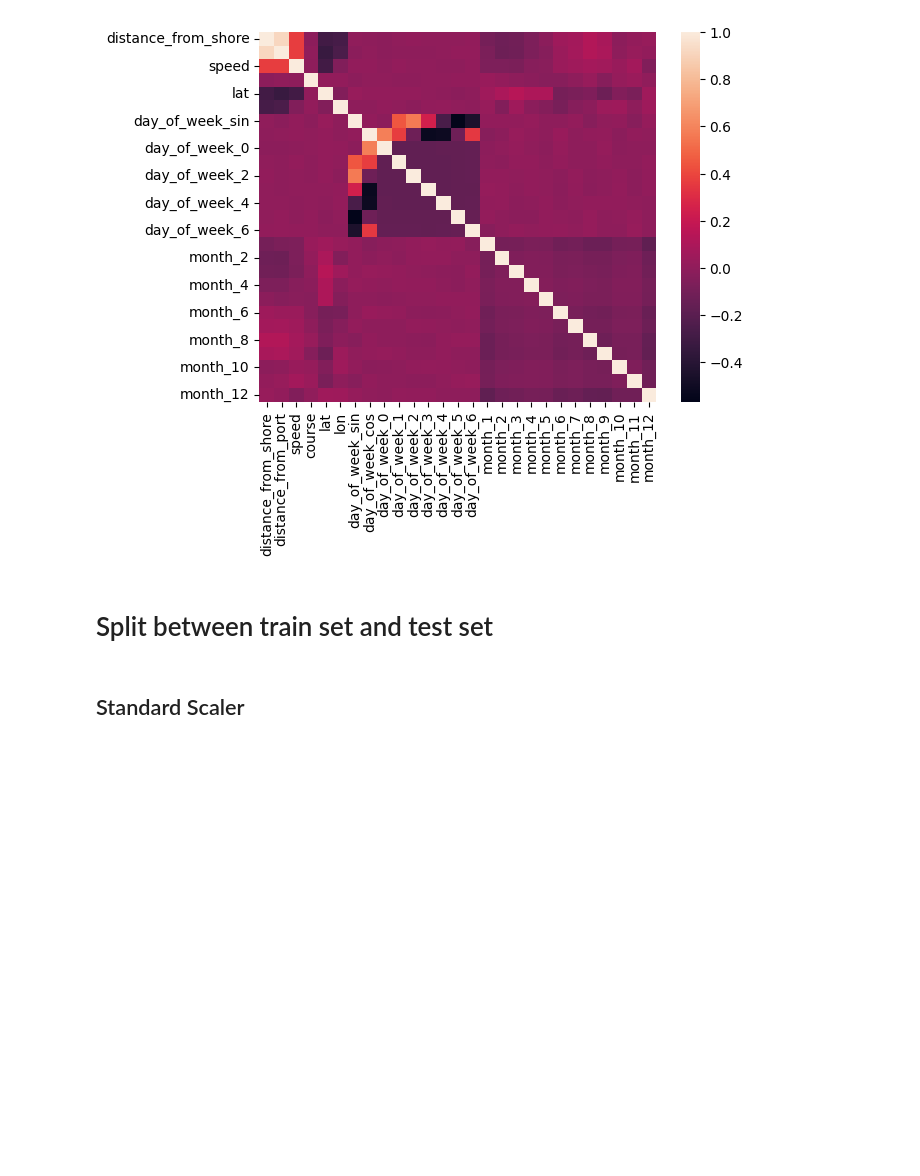
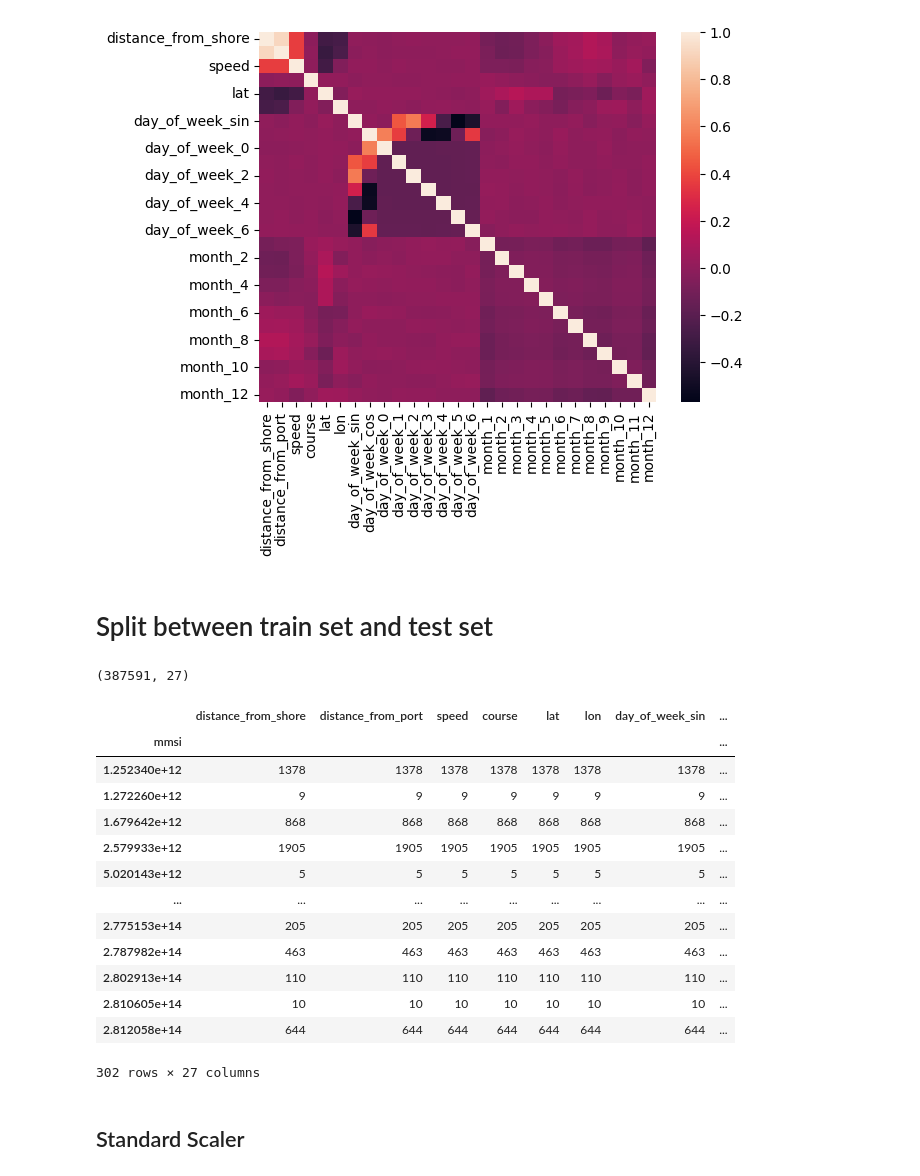
Before and after one commit to DukeDucray/fishing_classification, a Jupyter notebook: notebook/fishing_pred.ipynb, the cells around one changed output. Cells and saved outputs as stored; diff of their text form; code cells hidden in the pictures; blank space fills up the shorter version.

```diff
--- a/notebook/fishing_pred.ipynb
+++ b/notebook/fishing_pred.ipynb
@@ -253,8 +253,29 @@ plt.show()
 # Split between train set and test set
 # %%
 X_train, X_test, y_train, y_test = train_test_split(X, y, test_size=0.3, random_state=88)
+# %%
+X_train.shape
+# %% [output]
+(387591, 27)
 # %%
 X_test_with_MMSI = X_test.merge(df['mmsi'], left_index=True, right_index=True)
+# %%
+X_test_with_MMSI.groupby('mmsi').count()
+# %% [output]
+|  | distance_from_shore | distance_from_port | speed | course | lat | lon | day_of_week_sin | ... |
+| mmsi |  |  |  |  |  |  |  | ... |
+| 1.252340e+12 | 1378 | 1378 | 1378 | 1378 | 1378 | 1378 | 1378 | ... |
+| 1.272260e+12 | 9 | 9 | 9 | 9 | 9 | 9 | 9 | ... |
+| 1.679642e+12 | 868 | 868 | 868 | 868 | 868 | 868 | 868 | ... |
+| 2.579933e+12 | 1905 | 1905 | 1905 | 1905 | 1905 | 1905 | 1905 | ... |
+| 5.020143e+12 | 5 | 5 | 5 | 5 | 5 | 5 | 5 | ... |
+| ... | ... | ... | ... | ... | ... | ... | ... | ... |
+| 2.775153e+14 | 205 | 205 | 205 | 205 | 205 | 205 | 205 | ... |
+| 2.787982e+14 | 463 | 463 | 463 | 463 | 463 | 463 | 463 | ... |
+| 2.802913e+14 | 110 | 110 | 110 | 110 | 110 | 110 | 110 | ... |
+| 2.810605e+14 | 10 | 10 | 10 | 10 | 10 | 10 | 10 | ... |
+| 2.812058e+14 | 644 | 644 | 644 | 644 | 644 | 644 | 644 | ... |
+302 rows × 27 columns
 # %%
 output_folder = '../data/'
 output_file = 'X_test.csv'
```
Also changed, not shown: 1 other file.
